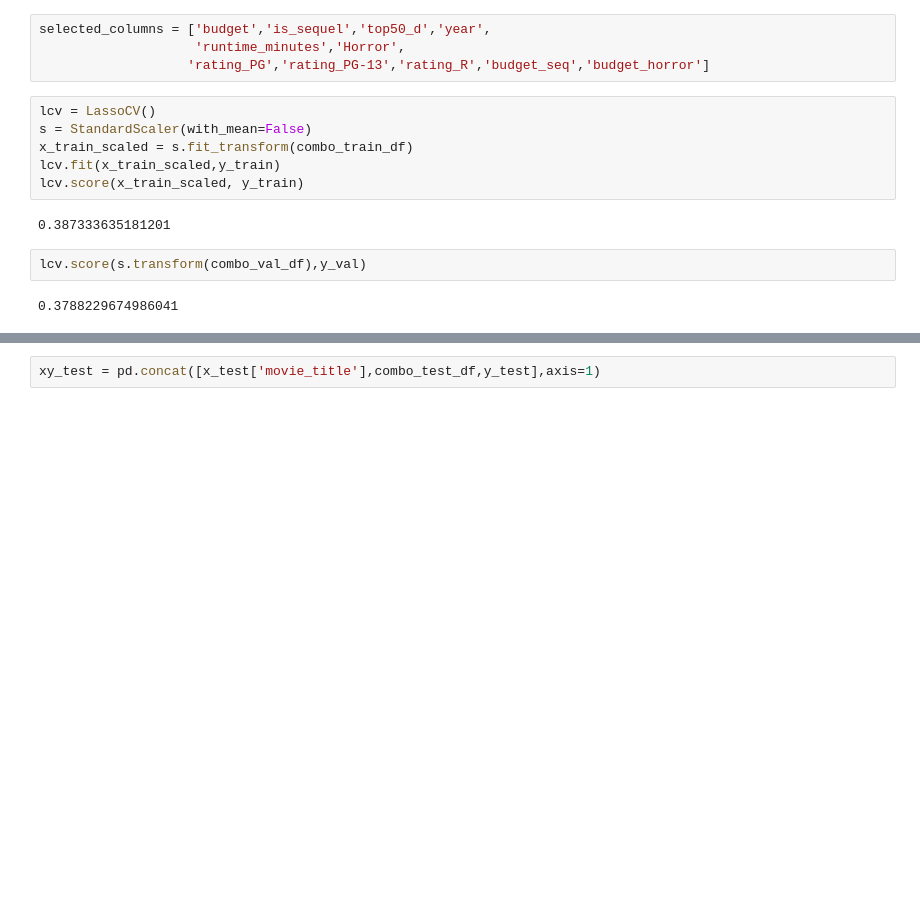
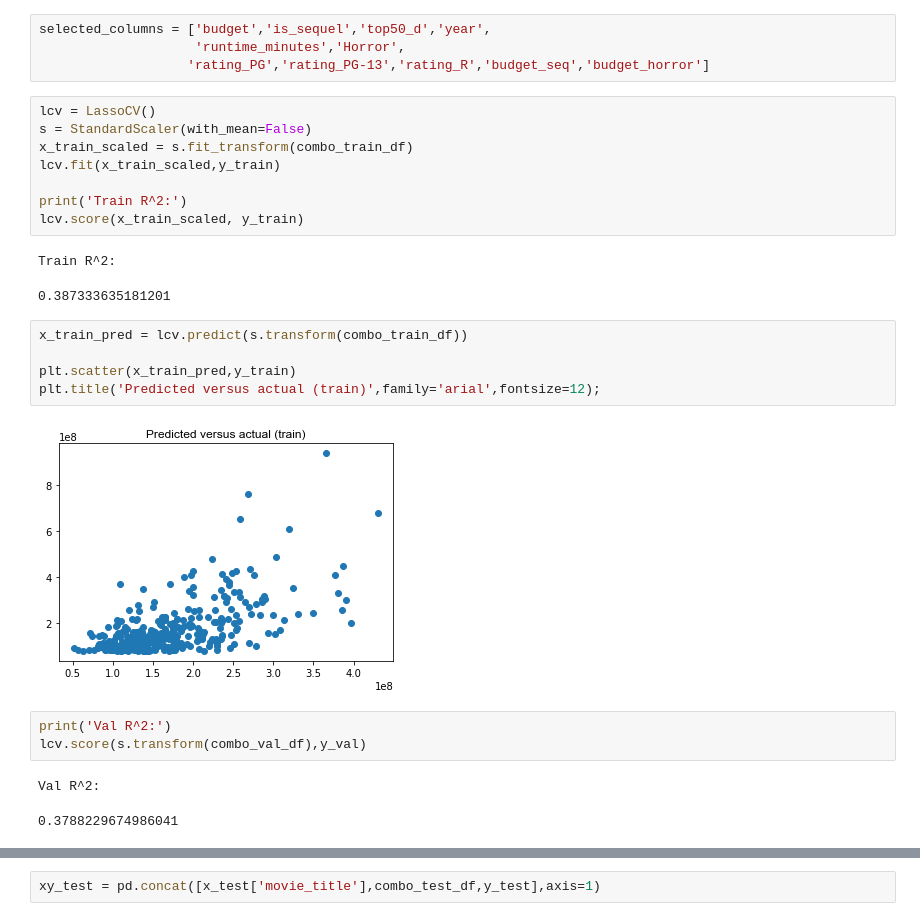
Before and after one commit to tawney-kirkland/02-luther, a Jupyter notebook: movie-linreg-seventh_lasso_c-nolog.ipynb, the cells around one changed output, grey strips where cells are left out. Saved outputs shown, nothing was run; the diff lists cells and outputs as text; blank space fills up the shorter version.

```diff
--- a/movie-linreg-seventh_lasso_c-nolog.ipynb
+++ b/movie-linreg-seventh_lasso_c-nolog.ipynb
@@ -250,10 +205,22 @@ lcv = LassoCV()
 s = StandardScaler(with_mean=False)
 x_train_scaled = s.fit_transform(combo_train_df)
 lcv.fit(x_train_scaled,y_train)
+
+print('Train R^2:')
 lcv.score(x_train_scaled, y_train)
 # %% [output]
-0.387333635181201
+Train R^2:
+0.387333635181201
+# %%
+x_train_pred = lcv.predict(s.transform(combo_train_df))
+
+plt.scatter(x_train_pred,y_train)
+plt.title('Predicted versus actual (train)',family='arial',fontsize=12);
+# %% [output]
+[figure, added]
 # %%
+print('Val R^2:')
 lcv.score(s.transform(combo_val_df),y_val)
 # %% [output]
-0.3788229674986041
+Val R^2:
+0.3788229674986041
```
Also changed, not shown: parts of 47 cells of this notebook.
